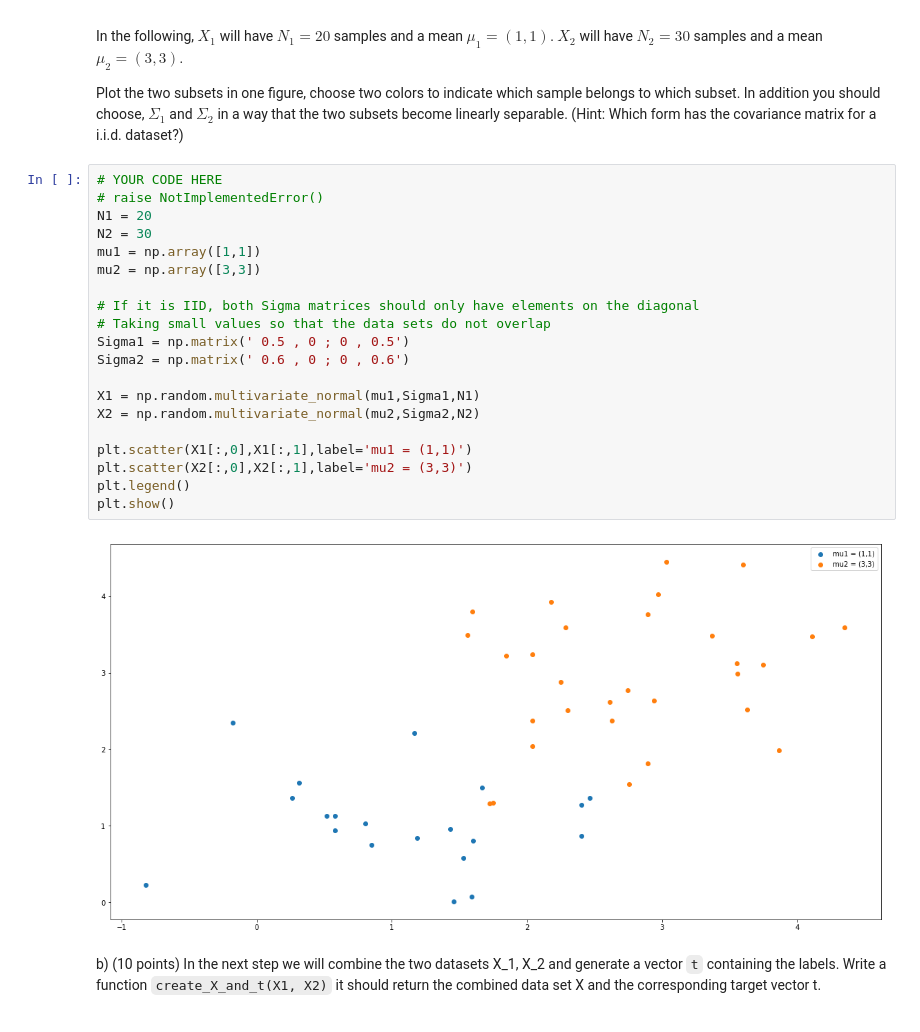
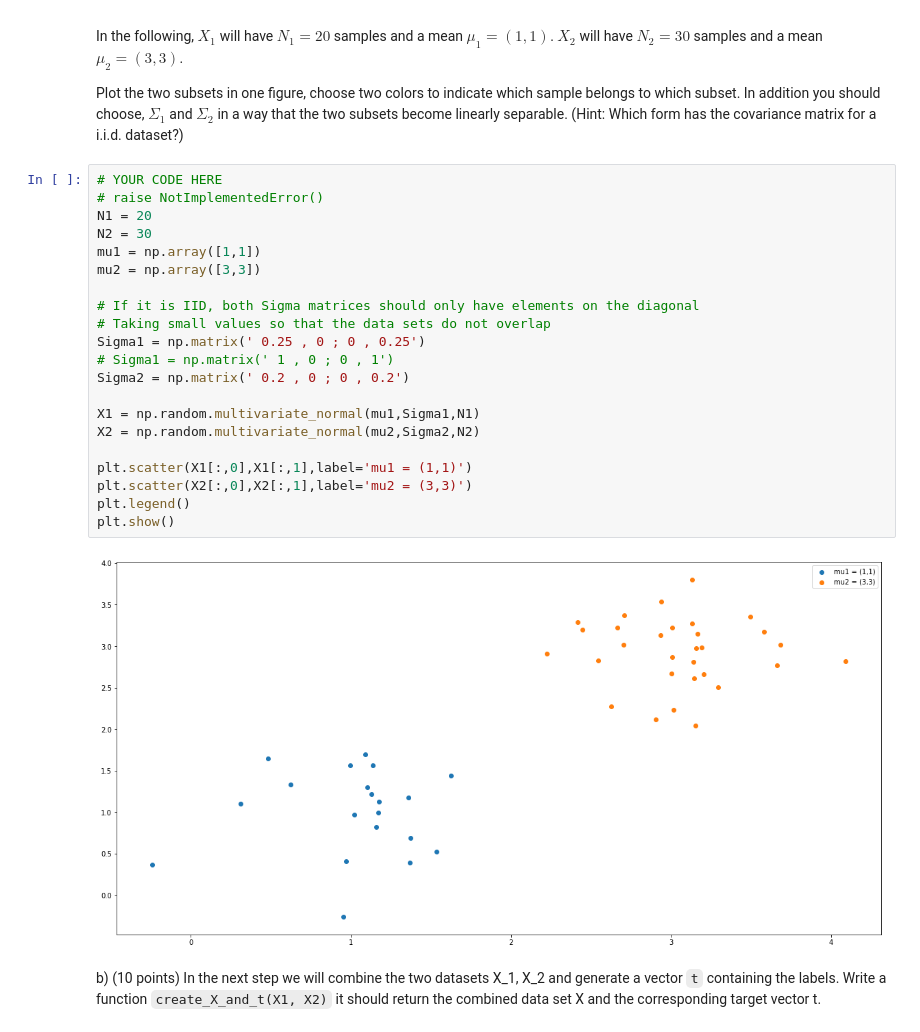
Before and after one commit to jorism1993/ML-lab1, a Jupyter notebook: lab3-Joris.ipynb, the cells around one changed output. Saved outputs shown, nothing was run; the diff lists cells and outputs as text.

```diff
--- a/lab3-Joris.ipynb
+++ b/lab3-Joris.ipynb
@@ -255,25 +251,26 @@ Plot the two subsets in one figure, choose two colors to indicate which sample b
 # %%
 # YOUR CODE HERE
 # raise NotImplementedError()
 N1 = 20
 N2 = 30
 mu1 = np.array([1,1])
 mu2 = np.array([3,3])
 
 # If it is IID, both Sigma matrices should only have elements on the diagonal
 # Taking small values so that the data sets do not overlap
-Sigma1 = np.matrix(' 0.5 , 0 ; 0 , 0.5')
-Sigma2 = np.matrix(' 0.6 , 0 ; 0 , 0.6')
+Sigma1 = np.matrix(' 0.25 , 0 ; 0 , 0.25')
+# Sigma1 = np.matrix(' 1 , 0 ; 0 , 1')
+Sigma2 = np.matrix(' 0.2 , 0 ; 0 , 0.2')
 
 X1 = np.random.multivariate_normal(mu1,Sigma1,N1)
 X2 = np.random.multivariate_normal(mu2,Sigma2,N2)
 
 plt.scatter(X1[:,0],X1[:,1],label='mu1 = (1,1)')
 plt.scatter(X2[:,0],X2[:,1],label='mu2 = (3,3)')
 plt.legend()
 plt.show()
 # %% [output]
-[figure, old version]
+[figure, new version]
 # %% [markdown]
 b) (10 points) In the next step we will combine the two datasets X_1, X_2 and generate a vector `t` containing the labels. Write a function `create_X_and_t(X1, X2)` it should return the combined data set X and the corresponding target vector t.
 # %%
```
Also changed, not shown: parts of 7 cells of this notebook, 1 other file.
